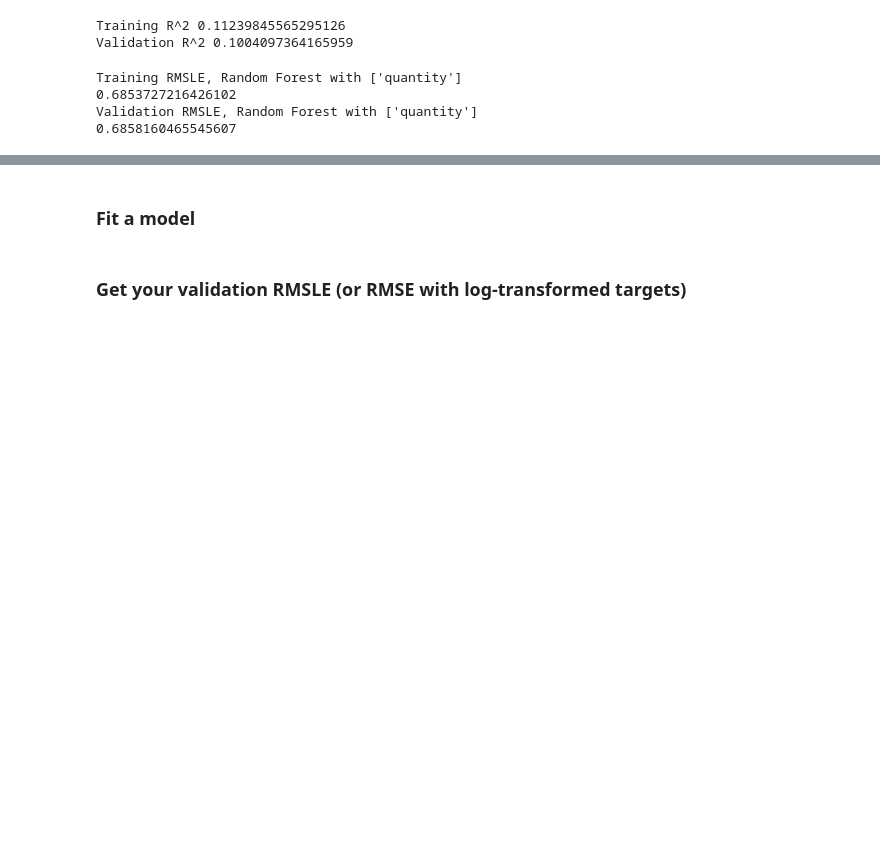
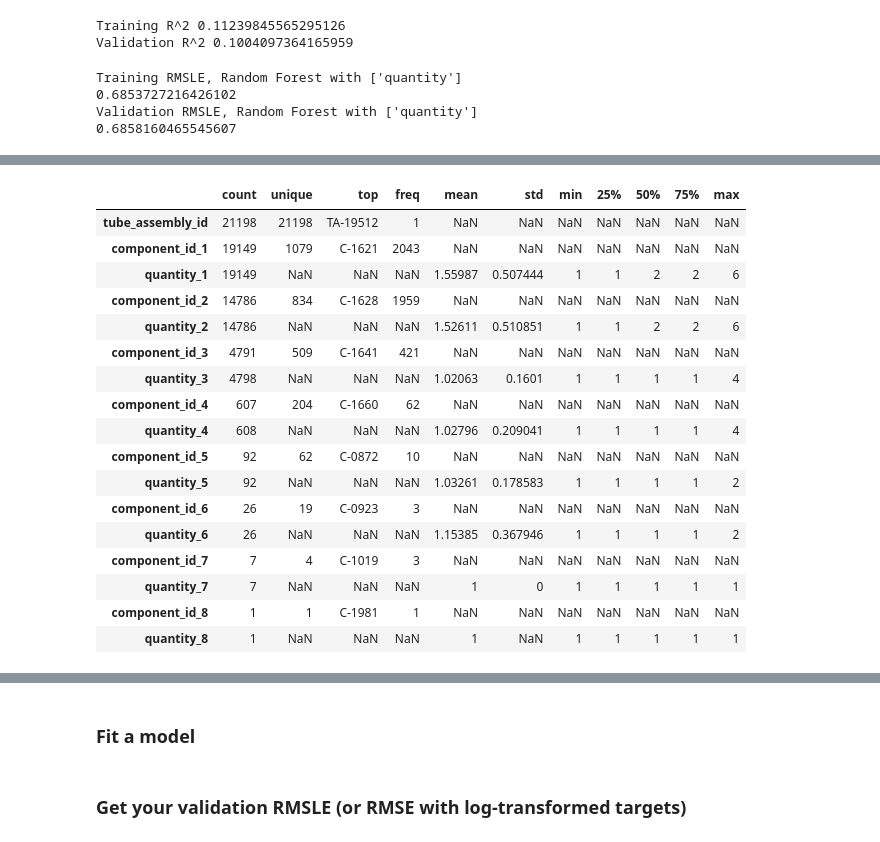
Before and after one commit to LambdaSchool/DEPRECATED-DS-Unit-2-Applied-Modeling, a Jupyter notebook: module1-log-linear-regression/Log-Linear Regression Assignment Notebook.ipynb, the cells around one changed output, grey strips where cells are left out. Cells and saved outputs as stored; diff of their text form; code cells hidden in the pictures; blank space fills up the shorter version.

Commit message:
Re-orient materials table.

```diff
--- a/module1-log-linear-regression/Log-Linear Regression Assignment Notebook.ipynb
+++ b/module1-log-linear-regression/Log-Linear Regression Assignment Notebook.ipynb
@@ -282,0 +328,2 @@ Validation RMSLE, Random Forest with ['quantity']
+# %%
+materials = pd.read_csv('competition_data/bill_of_materials.csv')
@@ -282,0 +339,21 @@ Validation RMSLE, Random Forest with ['quantity']
+# %%
+materials.describe(include='all').T
+# %% [output]
+|  | count | unique | top | freq | mean | std | min | 25% | 50% | 75% | max |
+| tube_assembly_id | 21198 | 21198 | TA-19512 | 1 | NaN | NaN | NaN | NaN | NaN | NaN | NaN |
+| component_id_1 | 19149 | 1079 | C-1621 | 2043 | NaN | NaN | NaN | NaN | NaN | NaN | NaN |
+| quantity_1 | 19149 | NaN | NaN | NaN | 1.55987 | 0.507444 | 1 | 1 | 2 | 2 | 6 |
+| component_id_2 | 14786 | 834 | C-1628 | 1959 | NaN | NaN | NaN | NaN | NaN | NaN | NaN |
+| quantity_2 | 14786 | NaN | NaN | NaN | 1.52611 | 0.510851 | 1 | 1 | 2 | 2 | 6 |
+| component_id_3 | 4791 | 509 | C-1641 | 421 | NaN | NaN | NaN | NaN | NaN | NaN | NaN |
+| quantity_3 | 4798 | NaN | NaN | NaN | 1.02063 | 0.1601 | 1 | 1 | 1 | 1 | 4 |
+| component_id_4 | 607 | 204 | C-1660 | 62 | NaN | NaN | NaN | NaN | NaN | NaN | NaN |
+| quantity_4 | 608 | NaN | NaN | NaN | 1.02796 | 0.209041 | 1 | 1 | 1 | 1 | 4 |
+| component_id_5 | 92 | 62 | C-0872 | 10 | NaN | NaN | NaN | NaN | NaN | NaN | NaN |
+| quantity_5 | 92 | NaN | NaN | NaN | 1.03261 | 0.178583 | 1 | 1 | 1 | 1 | 2 |
+| component_id_6 | 26 | 19 | C-0923 | 3 | NaN | NaN | NaN | NaN | NaN | NaN | NaN |
+| quantity_6 | 26 | NaN | NaN | NaN | 1.15385 | 0.367946 | 1 | 1 | 1 | 1 | 2 |
+| component_id_7 | 7 | 4 | C-1019 | 3 | NaN | NaN | NaN | NaN | NaN | NaN | NaN |
+| quantity_7 | 7 | NaN | NaN | NaN | 1 | 0 | 1 | 1 | 1 | 1 | 1 |
+| component_id_8 | 1 | 1 | C-1981 | 1 | NaN | NaN | NaN | NaN | NaN | NaN | NaN |
+| quantity_8 | 1 | NaN | NaN | NaN | 1 | NaN | 1 | 1 | 1 | 1 | 1 |
```
Also changed, not shown: parts of 22 cells of this notebook.
